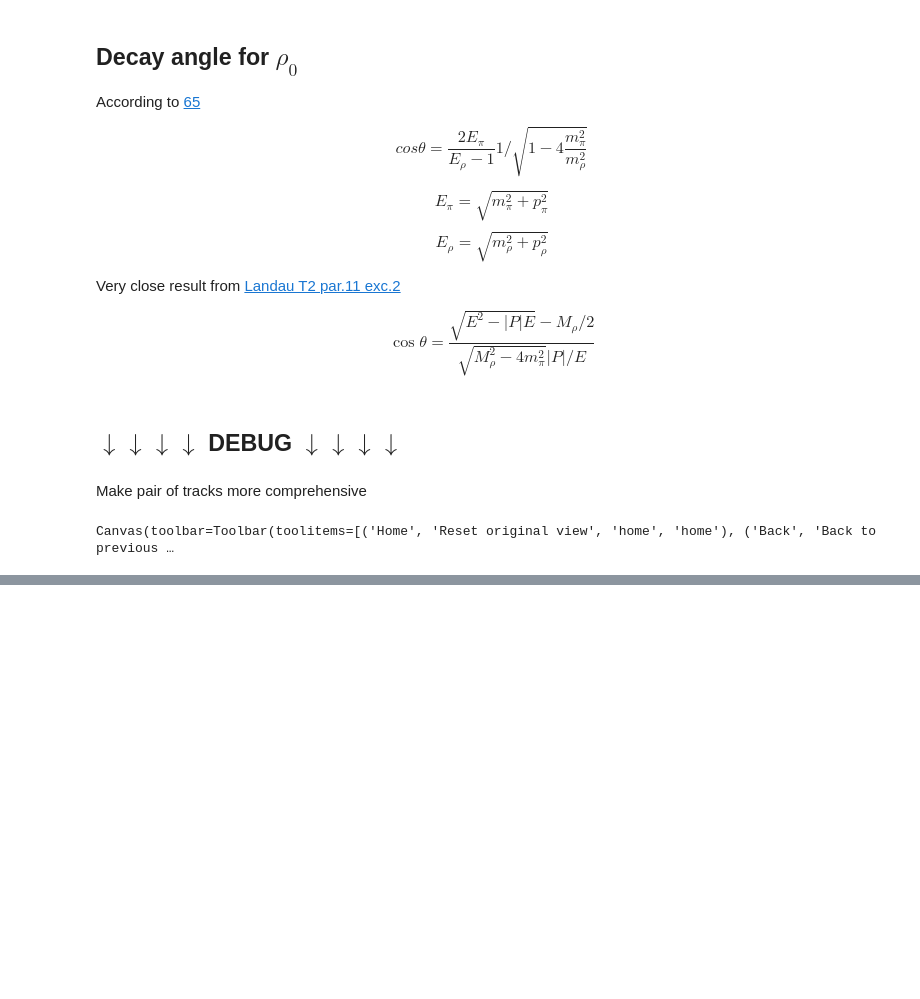
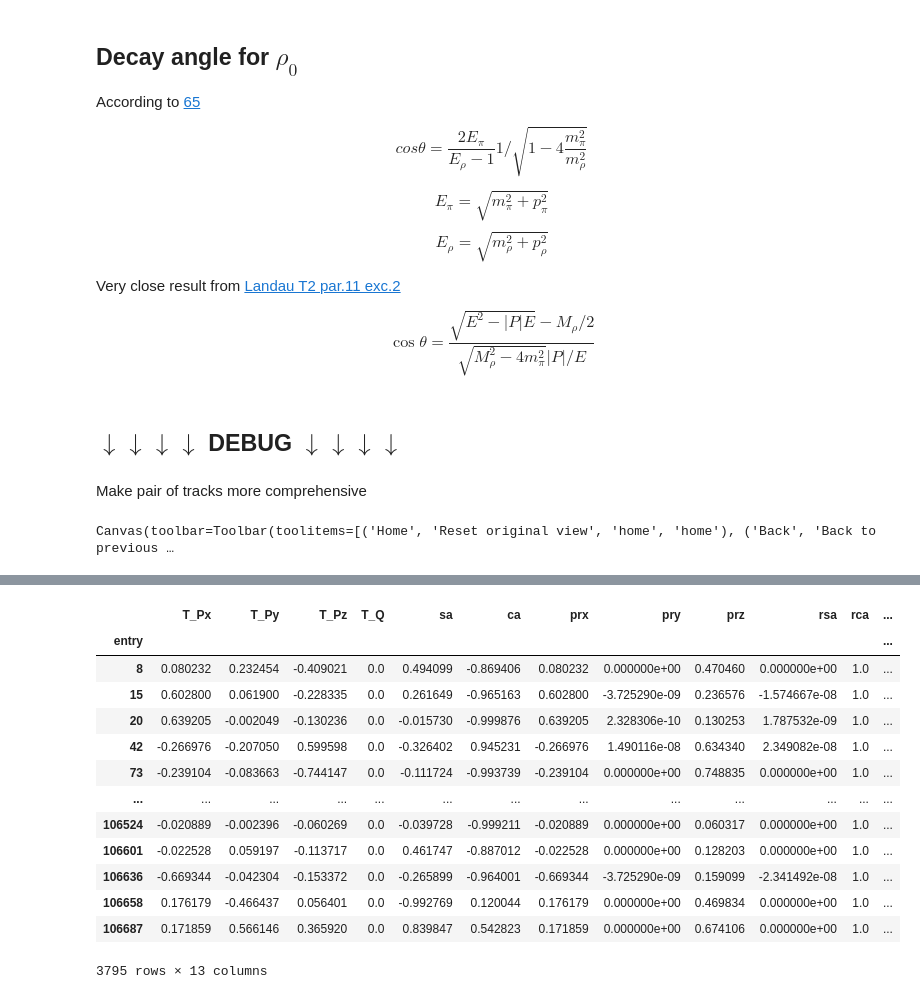
Before and after one commit to bdrum/cern-physics, a Jupyter notebook: notebooks/4TracksAnalysis.ipynb, the cells around one changed output, grey strips where cells are left out. Saved outputs shown, nothing was run; the diff lists cells and outputs as text; code cells hidden in the pictures; blank space fills up the shorter version.

```diff
--- a/notebooks/4TracksAnalysis.ipynb
+++ b/notebooks/4TracksAnalysis.ipynb
@@ -641,0 +773,32 @@ Canvas(toolbar=Toolbar(toolitems=[('Home', 'Reset original view', 'home', 'home'
+# %%
+tracks = heavy_pairs1[['T_Px', 'T_Py','T_Pz', 'T_Q']].groupby('entry').sum()
+
+tracks['sa'] = tracks.T_Py / np.sqrt(tracks.T_Py**2+tracks.T_Pz**2)
+tracks['ca'] = tracks.T_Pz / np.sqrt(tracks.T_Py**2+tracks.T_Pz**2)
+
+tracks['prx'] = tracks.T_Px
+tracks['pry'] = tracks.T_Py * tracks['ca'] - tracks.T_Pz * tracks['sa']
+tracks['prz'] = tracks.T_Py * tracks['sa'] + tracks.T_Pz * tracks['ca']
+
+tracks['rsa'] = tracks.pry / np.sqrt(tracks.pry**2+tracks.prz**2)
+tracks['rca'] = tracks.prz / np.sqrt(tracks.pry**2+tracks.prz**2)
+
+tracks['l'] = np.sqrt(tracks.T_Px**2+tracks.T_Py**2+tracks.T_Pz**2)
+tracks['lrz'] = np.sqrt(tracks.prx**2+tracks.pry**2+tracks.prz**2)
+
+tracks#.groupby('entry').sum()
+# %% [output]
+|  | T_Px | T_Py | T_Pz | T_Q | sa | ca | prx | pry | prz | rsa | rca | ... |
+| entry |  |  |  |  |  |  |  |  |  |  |  | ... |
+| 8 | 0.080232 | 0.232454 | -0.409021 | 0.0 | 0.494099 | -0.869406 | 0.080232 | 0.000000e+00 | 0.470460 | 0.000000e+00 | 1.0 | ... |
+| 15 | 0.602800 | 0.061900 | -0.228335 | 0.0 | 0.261649 | -0.965163 | 0.602800 | -3.725290e-09 | 0.236576 | -1.574667e-08 | 1.0 | ... |
+| 20 | 0.639205 | -0.002049 | -0.130236 | 0.0 | -0.015730 | -0.999876 | 0.639205 | 2.328306e-10 | 0.130253 | 1.787532e-09 | 1.0 | ... |
+| 42 | -0.266976 | -0.207050 | 0.599598 | 0.0 | -0.326402 | 0.945231 | -0.266976 | 1.490116e-08 | 0.634340 | 2.349082e-08 | 1.0 | ... |
+| 73 | -0.239104 | -0.083663 | -0.744147 | 0.0 | -0.111724 | -0.993739 | -0.239104 | 0.000000e+00 | 0.748835 | 0.000000e+00 | 1.0 | ... |
+| ... | ... | ... | ... | ... | ... | ... | ... | ... | ... | ... | ... | ... |
+| 106524 | -0.020889 | -0.002396 | -0.060269 | 0.0 | -0.039728 | -0.999211 | -0.020889 | 0.000000e+00 | 0.060317 | 0.000000e+00 | 1.0 | ... |
+| 106601 | -0.022528 | 0.059197 | -0.113717 | 0.0 | 0.461747 | -0.887012 | -0.022528 | 0.000000e+00 | 0.128203 | 0.000000e+00 | 1.0 | ... |
+| 106636 | -0.669344 | -0.042304 | -0.153372 | 0.0 | -0.265899 | -0.964001 | -0.669344 | -3.725290e-09 | 0.159099 | -2.341492e-08 | 1.0 | ... |
+| 106658 | 0.176179 | -0.466437 | 0.056401 | 0.0 | -0.992769 | 0.120044 | 0.176179 | 0.000000e+00 | 0.469834 | 0.000000e+00 | 1.0 | ... |
+| 106687 | 0.171859 | 0.566146 | 0.365920 | 0.0 | 0.839847 | 0.542823 | 0.171859 | 0.000000e+00 | 0.674106 | 0.000000e+00 | 1.0 | ... |
+3795 rows × 13 columns
```
Also changed, not shown: parts of 8 cells of this notebook, 1 other file.
